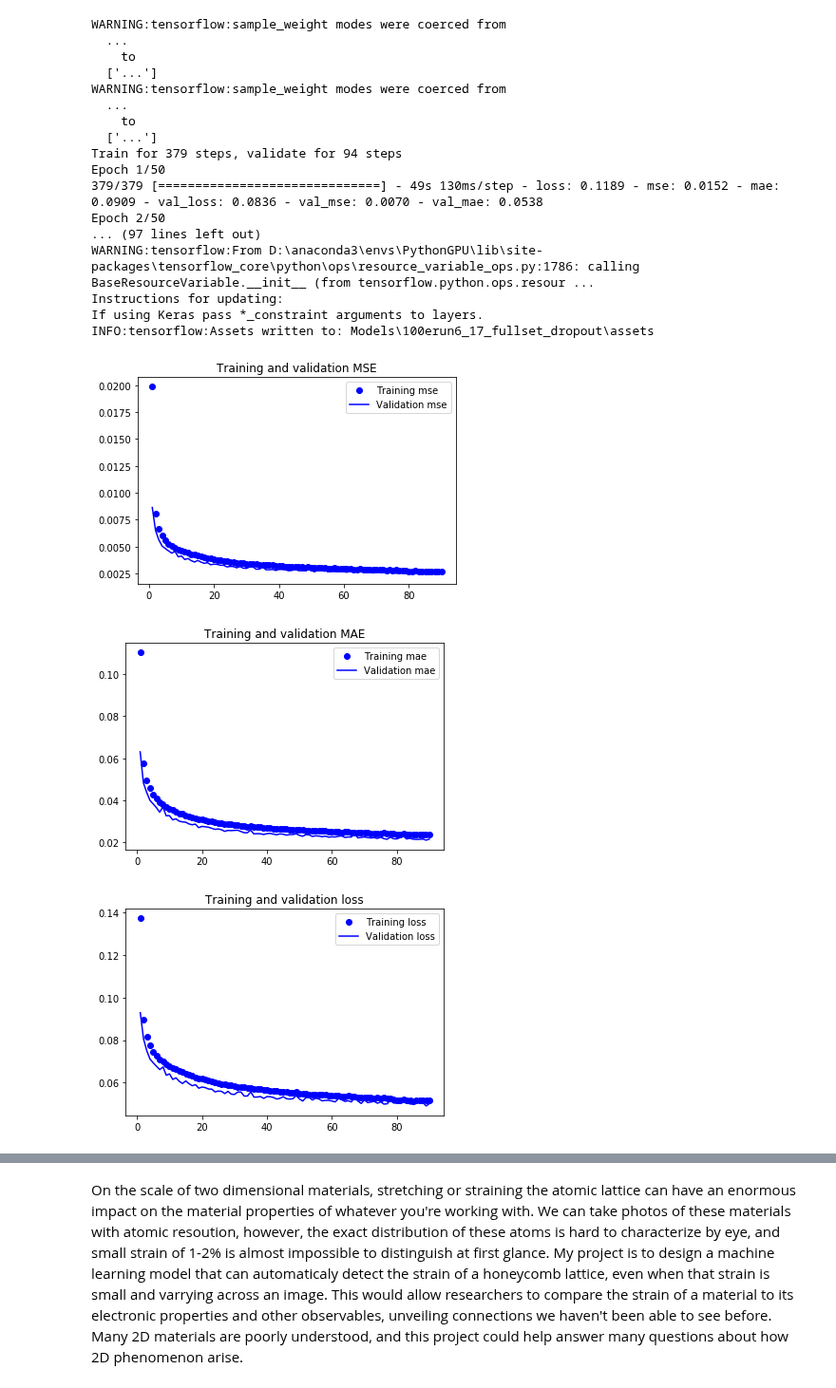
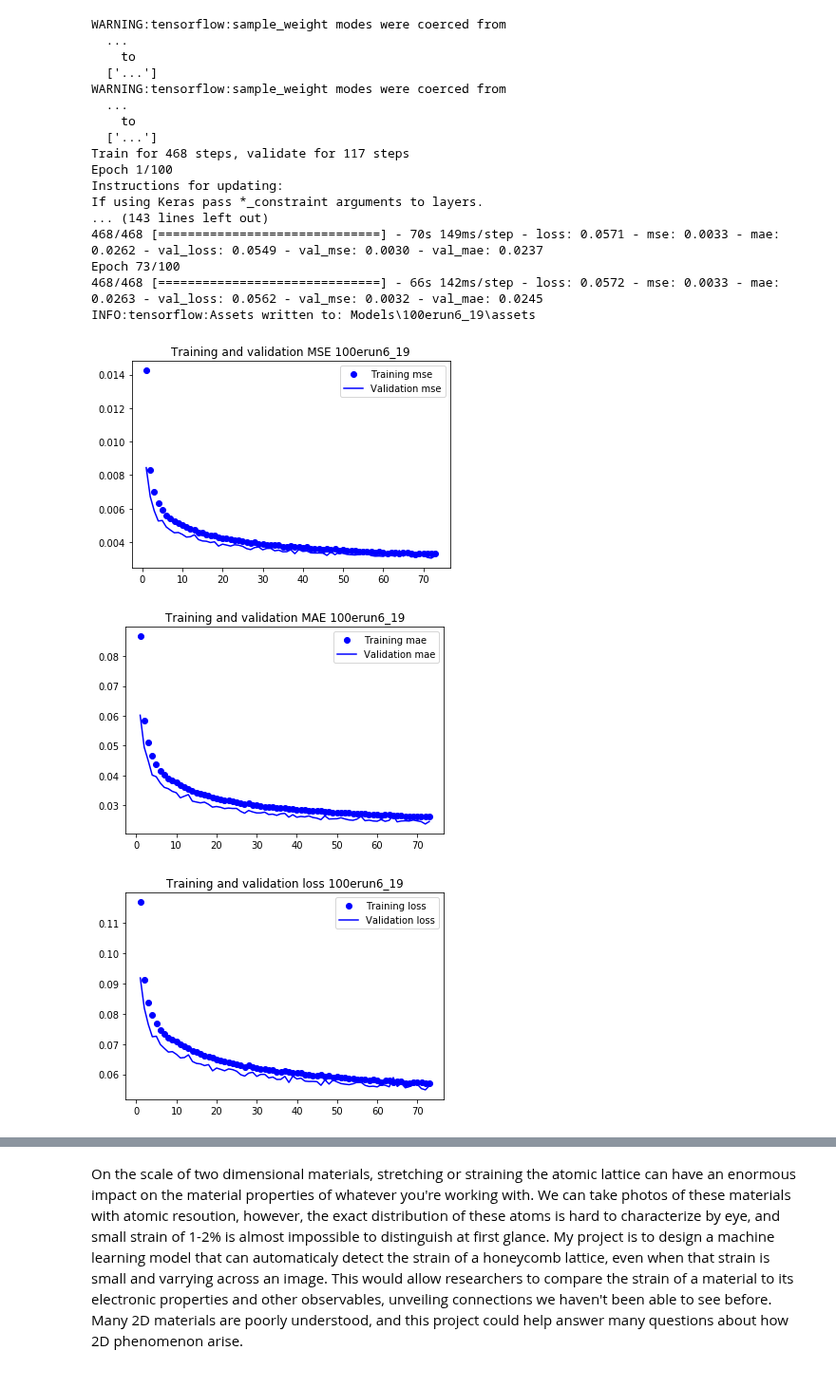
Before and after one commit to DanielMGlazer/HexogonalMLProject, a Jupyter notebook: Hexogonal_Model_Training.ipynb, the cells around one changed output, grey strips where cells are left out. Shown at 95% size. Cells and saved outputs as stored; diff of their text form; code cells hidden in the pictures.

Commit message:
New training set and model trained

```diff
--- a/Hexogonal_Model_Training.ipynb
+++ b/Hexogonal_Model_Training.ipynb
@@ -116,7 +115,7 @@ history=model.fit(
     callbacks= my_callbacks
     )
 
-model_name='100erun6_18_grayscale'
+model_name='100erun6_19'
 model.save(os.path.join('Models',model_name))
 hist_df = pd.DataFrame(history.history)
 hist_csv_file = os.path.join('Model_histories',model_name + '_history.csv')
@@ -131,55 +130,58 @@ WARNING:tensorflow:sample_weight modes were coerced from
   ...
     to
   ['...']
-Train for 379 steps, validate for 94 steps
-Epoch 1/50
-379/379 [==============================] - 49s 130ms/step - loss: 0.1189 - mse: 0.0152 - mae: 0.0909 - val_loss: 0.0836 - val_mse: 0.0070 - val_mae: 0.0538
-Epoch 2/50
-... (97 lines left out)
-WARNING:tensorflow:From D:\anaconda3\envs\PythonGPU\lib\site-packages\tensorflow_core\python\ops\resource_variable_ops.py:1786: calling BaseResourceVariable.__init__ (from tensorflow.python.ops.resour ...
+Train for 468 steps, validate for 117 steps
+Epoch 1/100
 Instructions for updating:
 If using Keras pass *_constraint arguments to layers.
-INFO:tensorflow:Assets written to: Models\100erun6_17_fullset_dropout\assets
+... (143 lines left out)
+468/468 [==============================] - 70s 149ms/step - loss: 0.0571 - mse: 0.0033 - mae: 0.0262 - val_loss: 0.0549 - val_mse: 0.0030 - val_mae: 0.0237
+Epoch 73/100
+468/468 [==============================] - 66s 142ms/step - loss: 0.0572 - mse: 0.0033 - mae: 0.0263 - val_loss: 0.0562 - val_mse: 0.0032 - val_mae: 0.0245
+INFO:tensorflow:Assets written to: Models\100erun6_19\assets
 # %%
-model_name='100erun6_18_grayscale'
-#model=models.load_model(os.path.join('Models',model_name))
+model_name='100erun6_19'
+def root_mean_squared_error(y_true, y_pred):
+        return K.sqrt(K.mean(K.square(y_pred - y_true)))
+model=models.load_model(os.path.join('Models',model_name),compile=False)
+model.compile(optimizer='Adam', loss=root_mean_squared_error, metrics=['mse','mae'])
 history_dict=pd.read_csv(os.path.join('Model_histories',model_name + '_history.csv'))
 # %%
 mse = history_dict['mse']
 val_mse = history_dict['val_mse']
 mae = history_dict['mae']
 val_mae = history_dict['val_mae']
 loss = history_dict['loss']
 val_loss = history_dict['val_loss']
 
 epochs = range(1, len(mse) + 1)
 plot_dir='History_Plots'
 
 plt.plot(epochs, mse, 'bo', label='Training mse')
 plt.plot(epochs, val_mse, 'b', label='Validation mse')
-plt.title('Training and validation MSE')
+plt.title('Training and validation MSE '+ model_name)
 plt.legend()
 plt.savefig(os.path.join(plot_dir,model_name+" mse.png"))
 plt.figure()
 
 plt.plot(epochs, mae, 'bo', label='Training mae')
 plt.plot(epochs, val_mae, 'b', label='Validation mae')
-plt.title('Training and validation MAE')
+plt.title('Training and validation MAE '+ model_name)
 plt.legend()
 plt.savefig(os.path.join(plot_dir,model_name+" mae.png"))
 
 plt.figure()
 plt.plot(epochs, loss, 'bo', label='Training loss')
 plt.plot(epochs, val_loss, 'b', label='Validation loss')
-plt.title('Training and validation loss')
+plt.title('Training and validation loss '+ model_name)
 plt.legend()
 plt.savefig(os.path.join(plot_dir,model_name+" loss.png"))
 
 plt.show()
 # %% [output]
-[figure, old version]
+[figure, new version]
-[figure, old version]
+[figure, new version]
-[figure, old version]
+[figure, new version]
 # %%
 #Evaluates the model on testing set
 testing_steps=dft.shape[0]//batch_size
```
Also changed, not shown: parts of 5 cells of this notebook, 19 other files.
